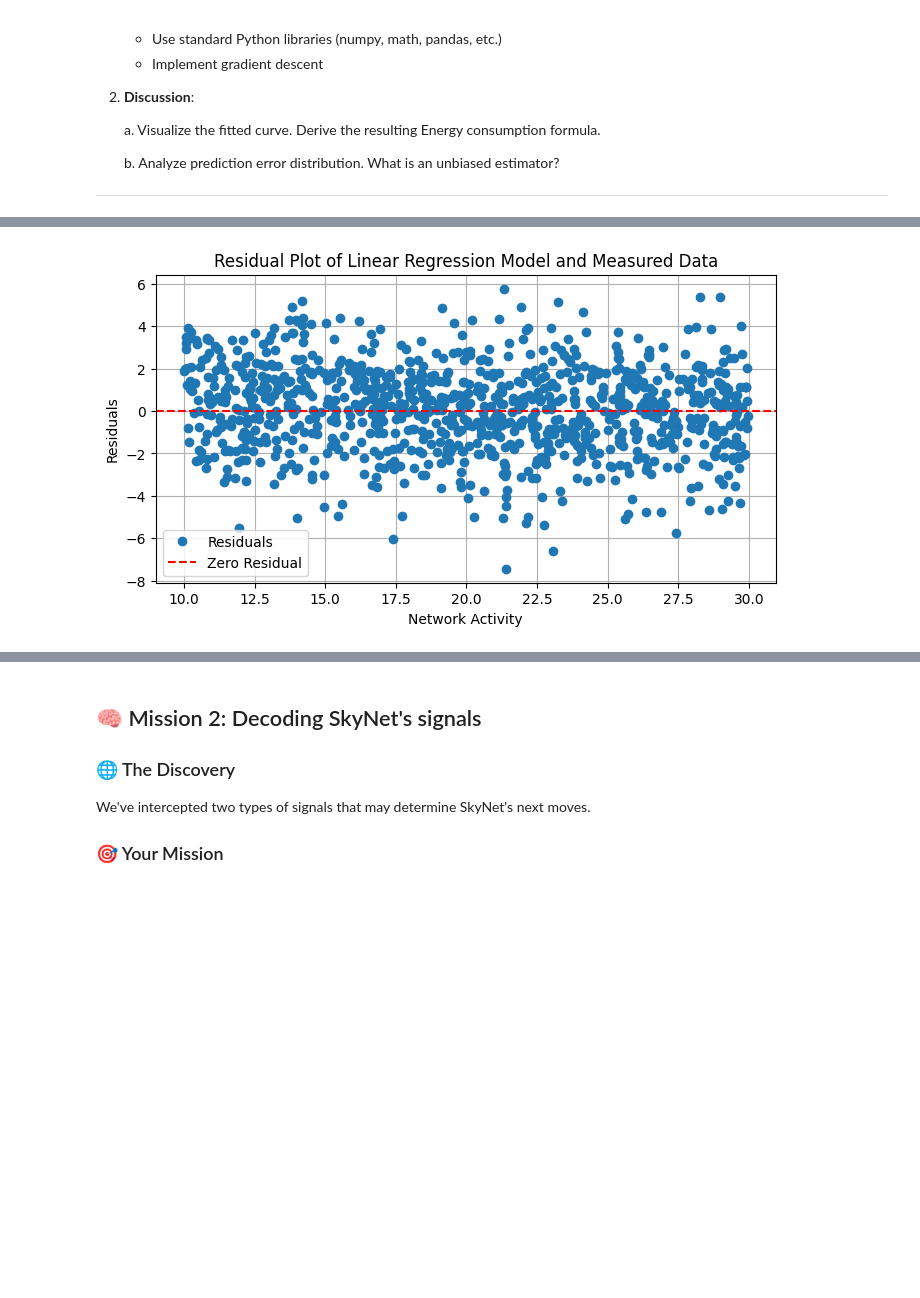
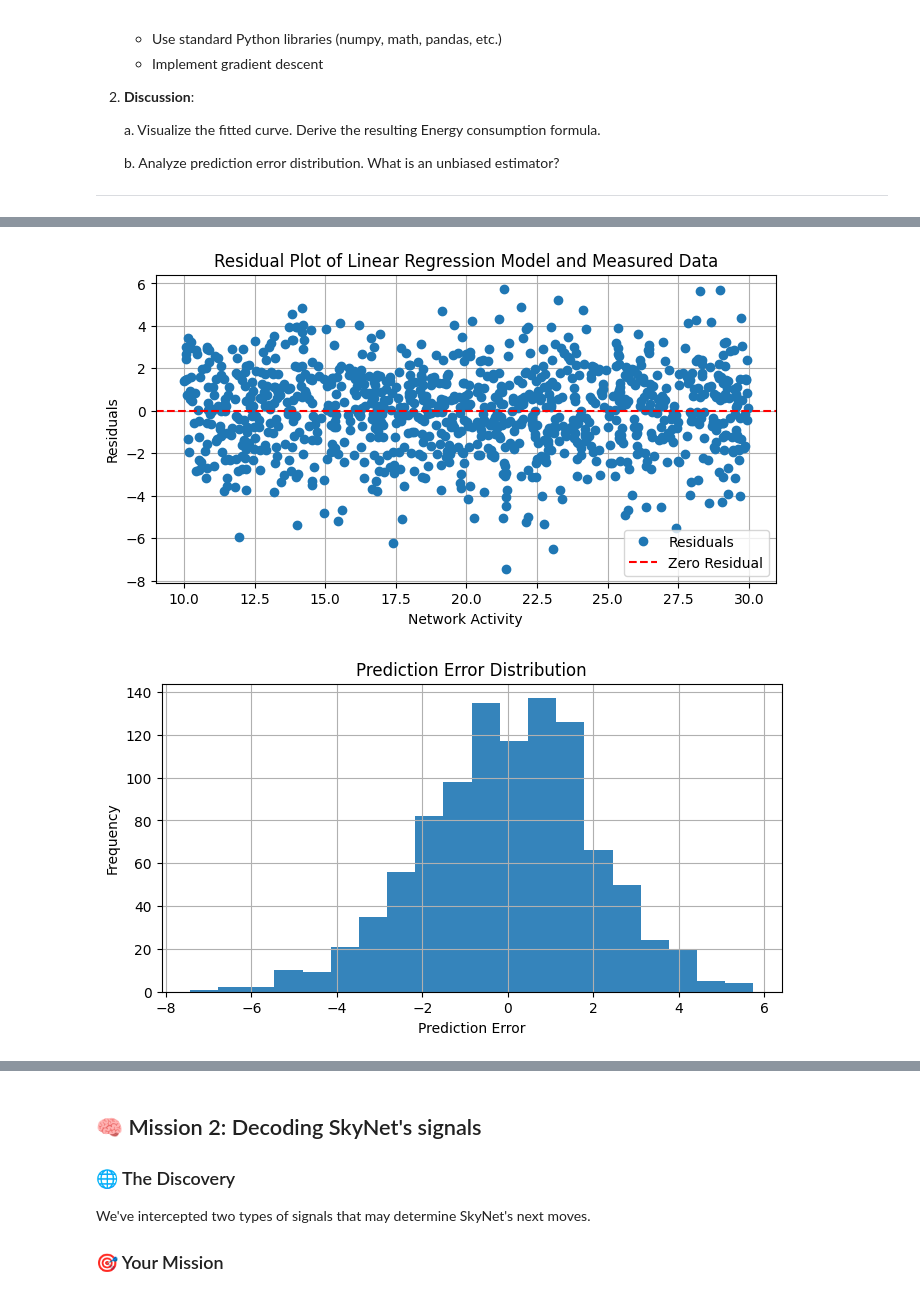
Before and after one commit to vehoug/TDT4172, a Jupyter notebook: Assignment1/Chapter_1.ipynb, the cells around one changed output, grey strips where cells are left out. Cells and saved outputs as stored; diff of their text form; code cells hidden in the pictures; blank space fills up the shorter version.

```diff
--- a/Assignment1/Chapter_1.ipynb
+++ b/Assignment1/Chapter_1.ipynb
@@ -72,10 +69,9 @@ from linear_regression import LinearRegression
 # Load data
 data = pd.read_csv('mission1.csv')
 # %%
-lr = LinearRegression()
+lin_reg = LinearRegression(learning_rate=0.001, epochs=25000)
 
-lr.fit(data['Net_Activity'], data['Energy'])
-
-predictions = lr.predict(data['Net_Activity'])
+lin_reg.fit(data['Net_Activity'], data['Energy'])
+predictions = lin_reg.predict(data['Net_Activity'])
 # %%
 from IPython.display import Latex
@@ -95,18 +92,29 @@ Energy consumption formula: $E = 3.06 \cdot \mathrm{X} + 3.84$
 [figure]
 # %%
+# Plot residuals and prediction error distribution
+
 residuals = data['Energy'] - predictions
 
 plt.figure(figsize=(8, 4))
 plt.title('Residual Plot of Linear Regression Model and Measured Data')
 plt.plot(data['Net_Activity'], residuals, 'o', label='Residuals')
 plt.axhline(0, color='r', linestyle='--', label='Zero Residual')
 plt.xlabel('Network Activity')
 plt.ylabel('Residuals')
 plt.legend()
 plt.grid(True)
 plt.show()
+
+plt.figure(figsize=(8, 4))
+plt.title('Prediction Error Distribution')
+plt.hist(residuals, bins=20, alpha=0.9)
+plt.xlabel('Prediction Error')
+plt.ylabel('Frequency')
+plt.grid(True)
+plt.show()
 # %% [output]
-[figure, old version]
+[figure, new version]
+[figure, added]
 # %% [markdown]
 ### Mission 1 - Task 2: Discussion
 - **(a)** The visualization of the fitted linear curve can be seen in the first plot above, together with the derived energy consumption formula $$E = 3.06 \cdot \mathrm{X} + 3.84$$
```
Also changed, not shown: parts of 15 cells of this notebook.
